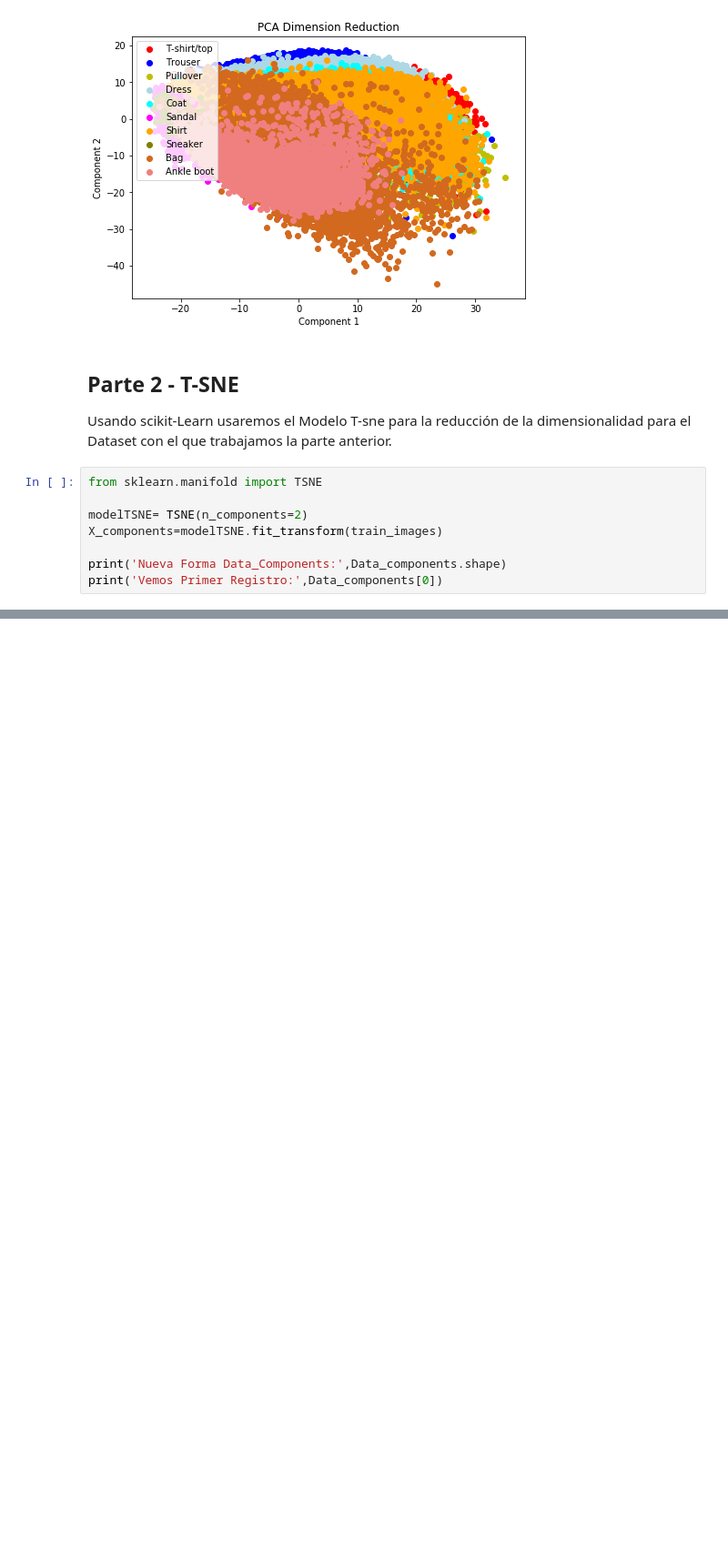
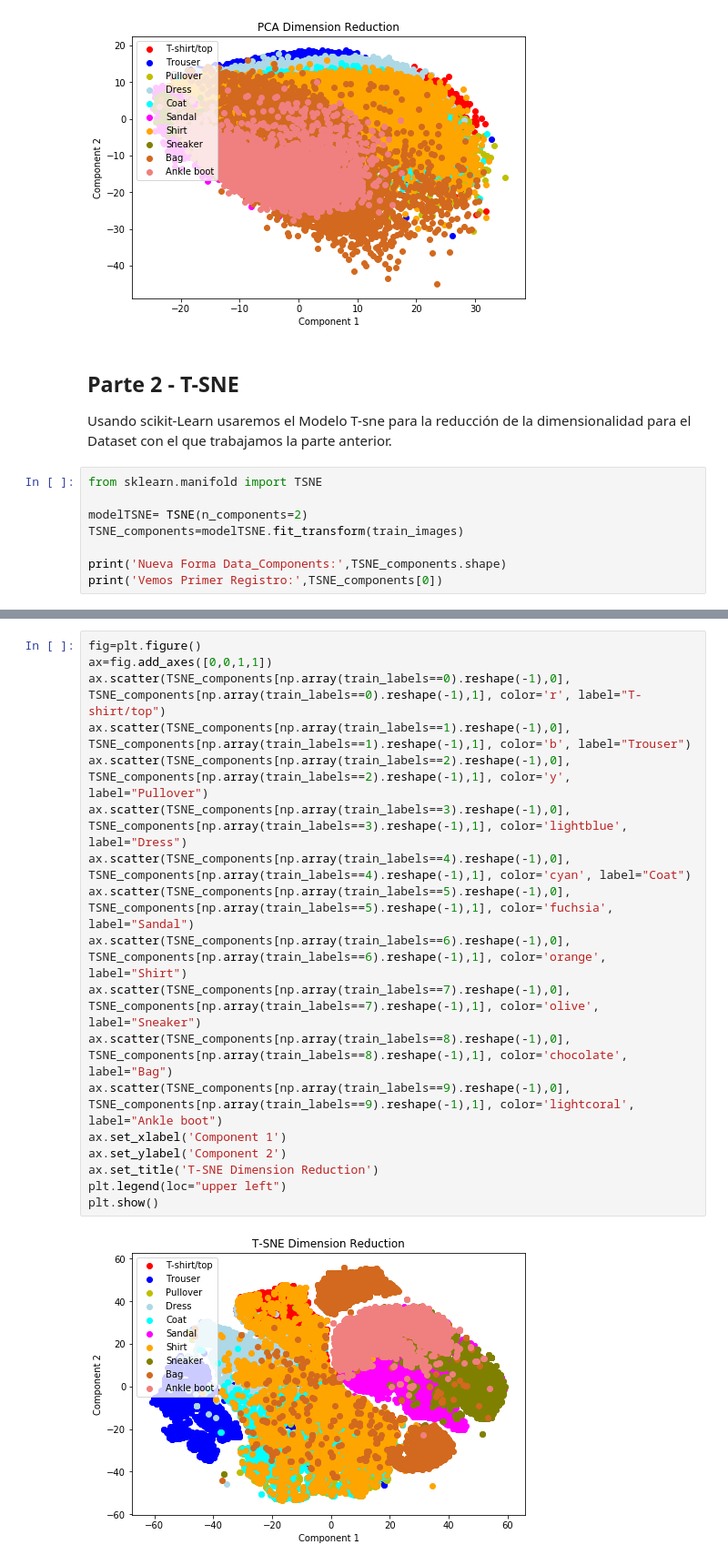
Before and after one commit to jonathanDeLeonGES/jupyterNotebooks, a Jupyter notebook: Practica 2- Reducción de Dimensionalidad.ipynb, the cells around one changed output, grey strips where cells are left out. Shown at 91% size. Cells and saved outputs as stored; diff of their text form; blank space fills up the shorter version.

Commit message:
Corrección TSNE

```diff
--- a/Practica 2- Reducción de Dimensionalidad.ipynb
+++ b/Practica 2- Reducción de Dimensionalidad.ipynb
@@ -148,7 +148,7 @@ Usando scikit-Learn usaremos el Modelo T-sne para la reducción de la dimensiona
 from sklearn.manifold import TSNE
 
 modelTSNE= TSNE(n_components=2)
-X_components=modelTSNE.fit_transform(train_images)
+TSNE_components=modelTSNE.fit_transform(train_images)
 
-print('Nueva Forma Data_Components:',Data_components.shape)
-print('Vemos Primer Registro:',Data_components[0])
+print('Nueva Forma Data_Components:',TSNE_components.shape)
+print('Vemos Primer Registro:',TSNE_components[0])
@@ -154,0 +160,20 @@ print('Vemos Primer Registro:',Data_components[0])
+# %%
+fig=plt.figure()
+ax=fig.add_axes([0,0,1,1])
+ax.scatter(TSNE_components[np.array(train_labels==0).reshape(-1),0], TSNE_components[np.array(train_labels==0).reshape(-1),1], color='r', label="T-shirt/top")
+ax.scatter(TSNE_components[np.array(train_labels==1).reshape(-1),0], TSNE_components[np.array(train_labels==1).reshape(-1),1], color='b', label="Trouser")
+ax.scatter(TSNE_components[np.array(train_labels==2).reshape(-1),0], TSNE_components[np.array(train_labels==2).reshape(-1),1], color='y', label="Pullover")
+ax.scatter(TSNE_components[np.array(train_labels==3).reshape(-1),0], TSNE_components[np.array(train_labels==3).reshape(-1),1], color='lightblue', label="Dress")
+ax.scatter(TSNE_components[np.array(train_labels==4).reshape(-1),0], TSNE_components[np.array(train_labels==4).reshape(-1),1], color='cyan', label="Coat")
+ax.scatter(TSNE_components[np.array(train_labels==5).reshape(-1),0], TSNE_components[np.array(train_labels==5).reshape(-1),1], color='fuchsia', label="Sandal")
+ax.scatter(TSNE_components[np.array(train_labels==6).reshape(-1),0], TSNE_components[np.array(train_labels==6).reshape(-1),1], color='orange', label="Shirt")
+ax.scatter(TSNE_components[np.array(train_labels==7).reshape(-1),0], TSNE_components[np.array(train_labels==7).reshape(-1),1], color='olive', label="Sneaker")
+ax.scatter(TSNE_components[np.array(train_labels==8).reshape(-1),0], TSNE_components[np.array(train_labels==8).reshape(-1),1], color='chocolate', label="Bag")
+ax.scatter(TSNE_components[np.array(train_labels==9).reshape(-1),0], TSNE_components[np.array(train_labels==9).reshape(-1),1], color='lightcoral', label="Ankle boot")
+ax.set_xlabel('Component 1')
+ax.set_ylabel('Component 2')
+ax.set_title('T-SNE Dimension Reduction')
+plt.legend(loc="upper left")
+plt.show()
+# %% [output]
+[figure, added]
```
Also changed, not shown: parts of 4 cells of this notebook.
